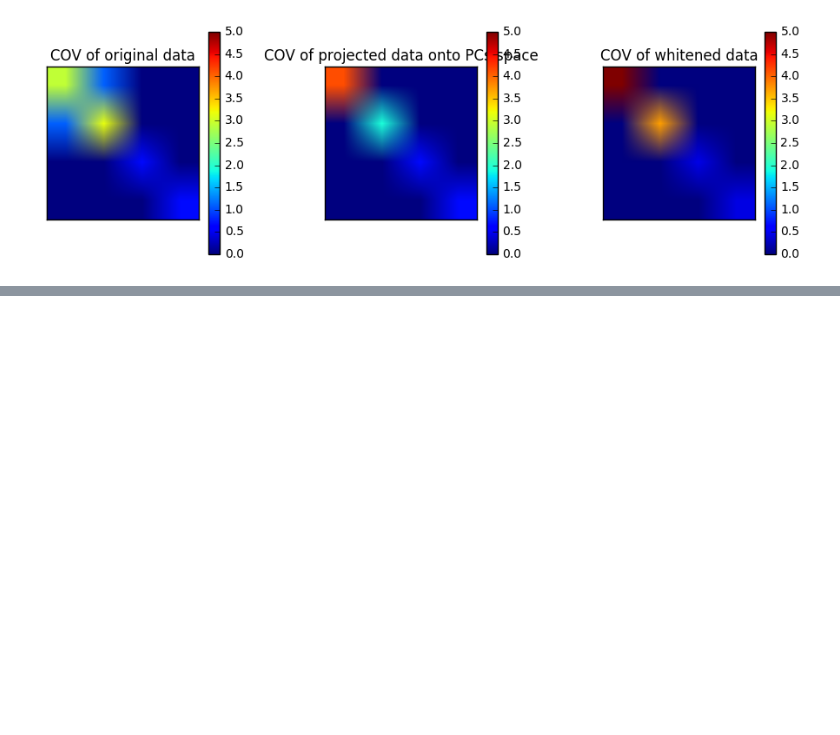
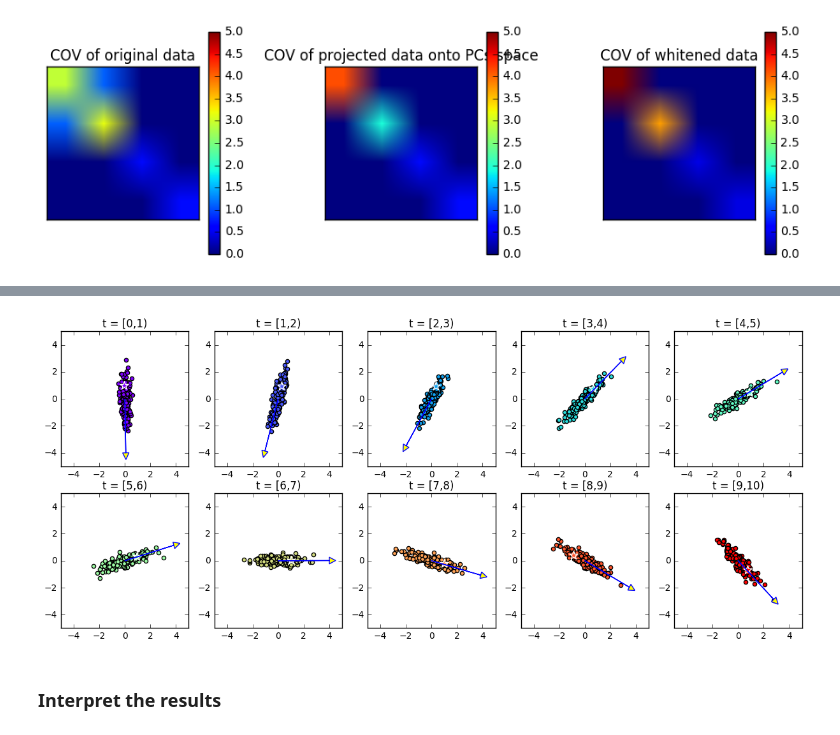
Before and after one commit to p16i/course-machine-intelligence-2, a Jupyter notebook: w3-hebbian-learning/batch-preprocessing-online-pca.ipynb, the cells around one changed output, grey strips where cells are left out. Cells and saved outputs as stored; diff of their text form; code cells hidden in the pictures; blank space fills up the shorter version.

```diff
--- a/w3-hebbian-learning/batch-preprocessing-online-pca.ipynb
+++ b/w3-hebbian-learning/batch-preprocessing-online-pca.ipynb
@@ -164,0 +286,6 @@ plt.tight_layout()
+# %%
+hebbian(0.45)
+# %% [output]
+[figure, added]
+# %% [markdown]
+### Interpret the results
```
Also changed, not shown: parts of 9 cells of this notebook.
